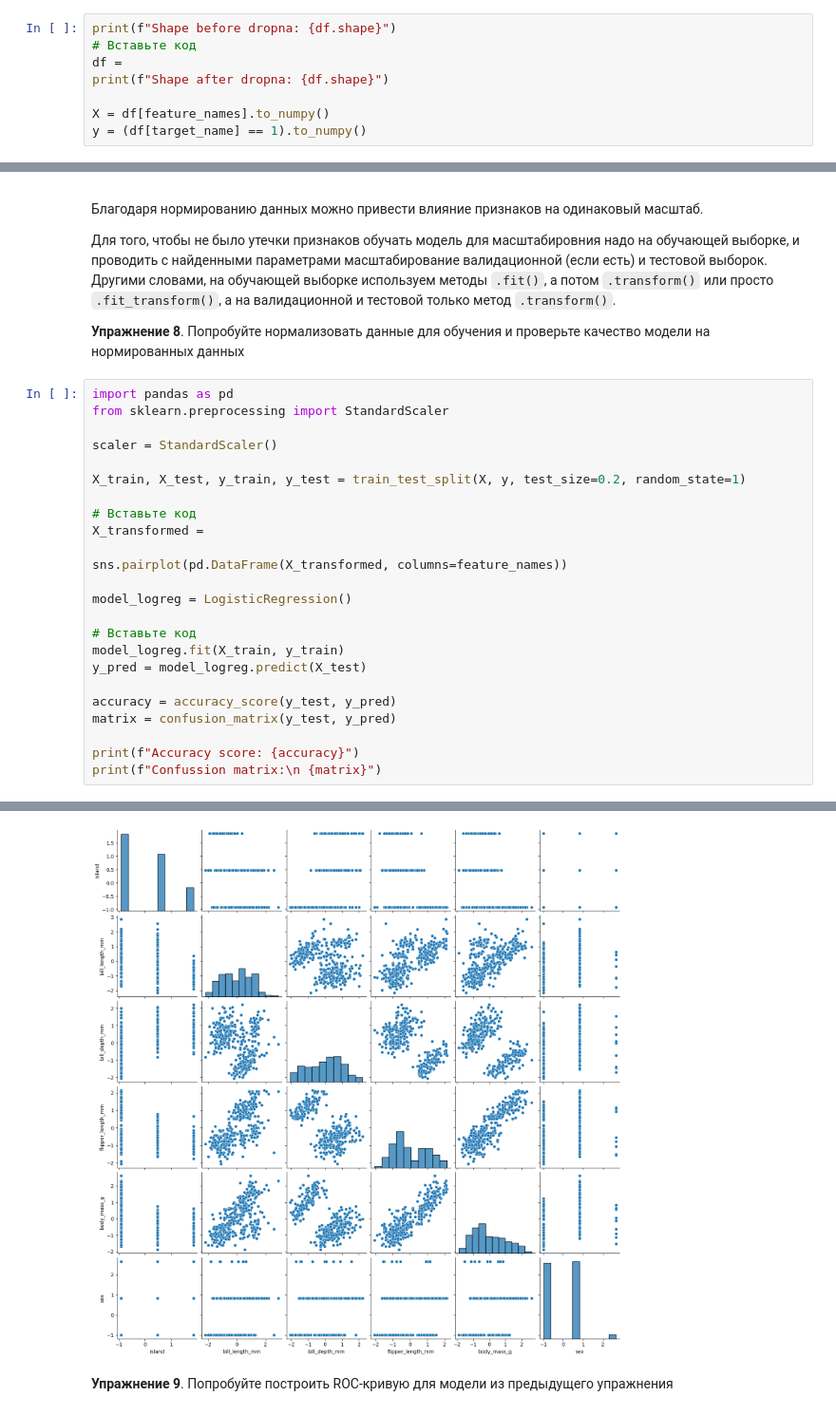
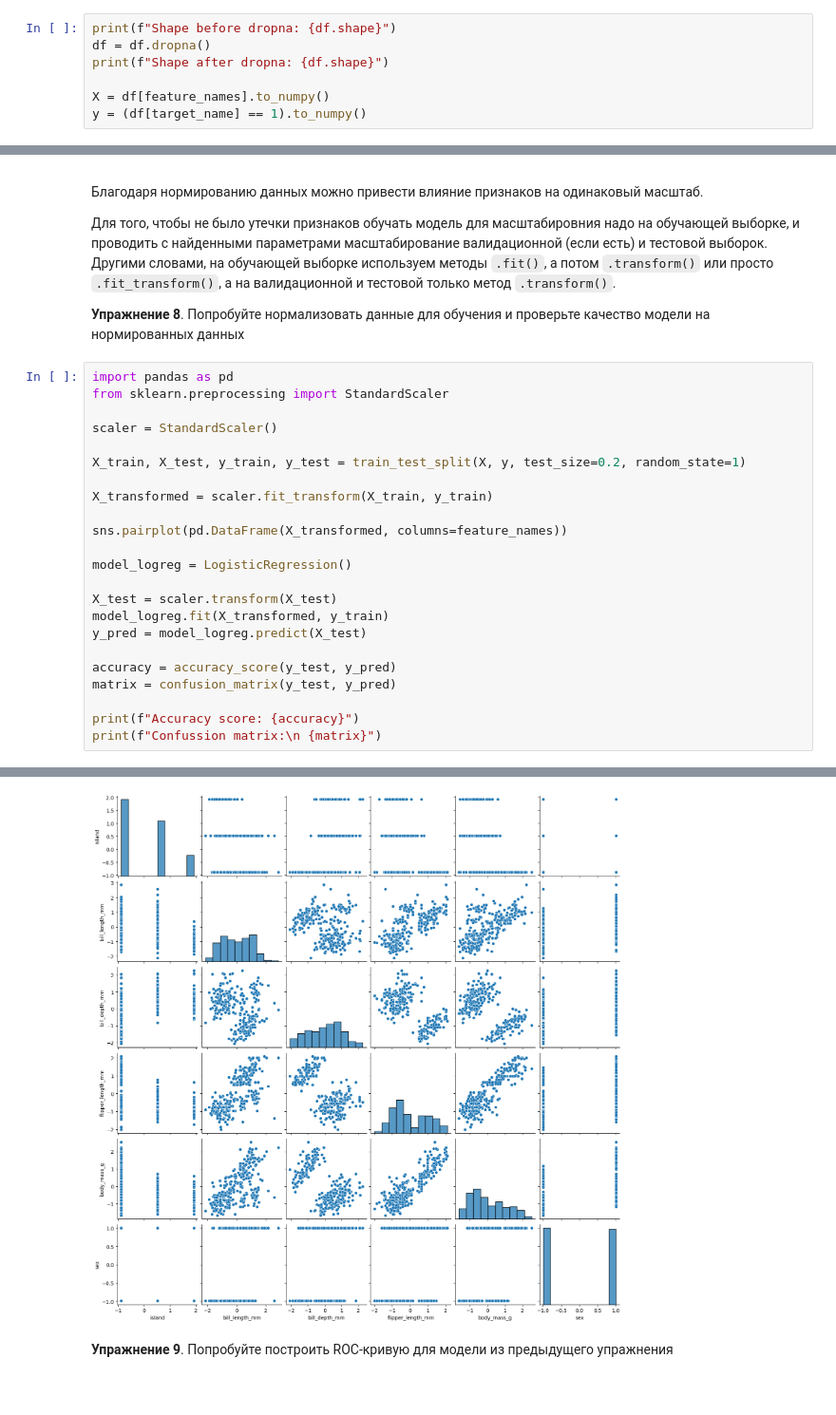
Before and after one commit to otter8sky/mipt_python_1_sem, a Jupyter notebook: 2024_lpr_lab13.ipynb, the cells around one changed output, grey strips where cells are left out. Shown at 95% size. Drawn from its saved outputs; the diff is of its cells as text.

```diff
--- a/2024_lpr_lab13.ipynb
+++ b/2024_lpr_lab13.ipynb
@@ -736,8 +767,7 @@ for column in df.select_dtypes(["category", "object"]):
 *Учтите*: признаки были приведены к числовым
 # %%
 print(f"Shape before dropna: {df.shape}")
-# Вставьте код
-df =
+df = df.dropna()
 print(f"Shape after dropna: {df.shape}")
 
 X = df[feature_names].to_numpy()
@@ -819,15 +849,14 @@ scaler = StandardScaler()
 
 X_train, X_test, y_train, y_test = train_test_split(X, y, test_size=0.2, random_state=1)
 
-# Вставьте код
-X_transformed =
+X_transformed = scaler.fit_transform(X_train, y_train)
 
 sns.pairplot(pd.DataFrame(X_transformed, columns=feature_names))
 
 model_logreg = LogisticRegression()
 
-# Вставьте код
-model_logreg.fit(X_train, y_train)
+X_test = scaler.transform(X_test)
+model_logreg.fit(X_transformed, y_train)
 y_pred = model_logreg.predict(X_test)
 
 accuracy = accuracy_score(y_test, y_pred)
@@ -843,3 +872,3 @@ Confussion matrix:
-[figure, old version]
+[figure, new version]
 # %% [markdown]
 **Упражнение 9**. Попробуйте построить ROC-кривую для модели из предыдущего упражнения
```
Also changed, not shown: parts of 26 cells of this notebook.
